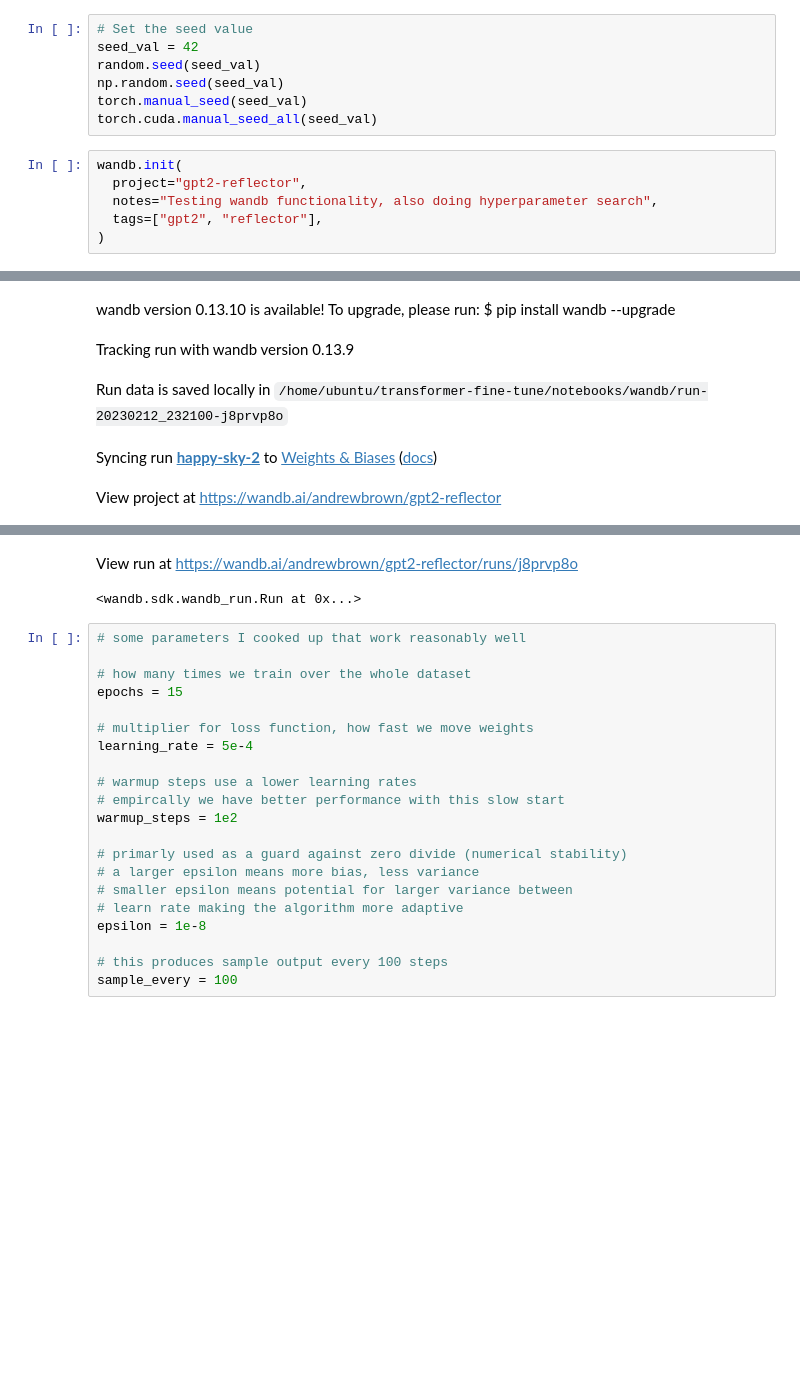
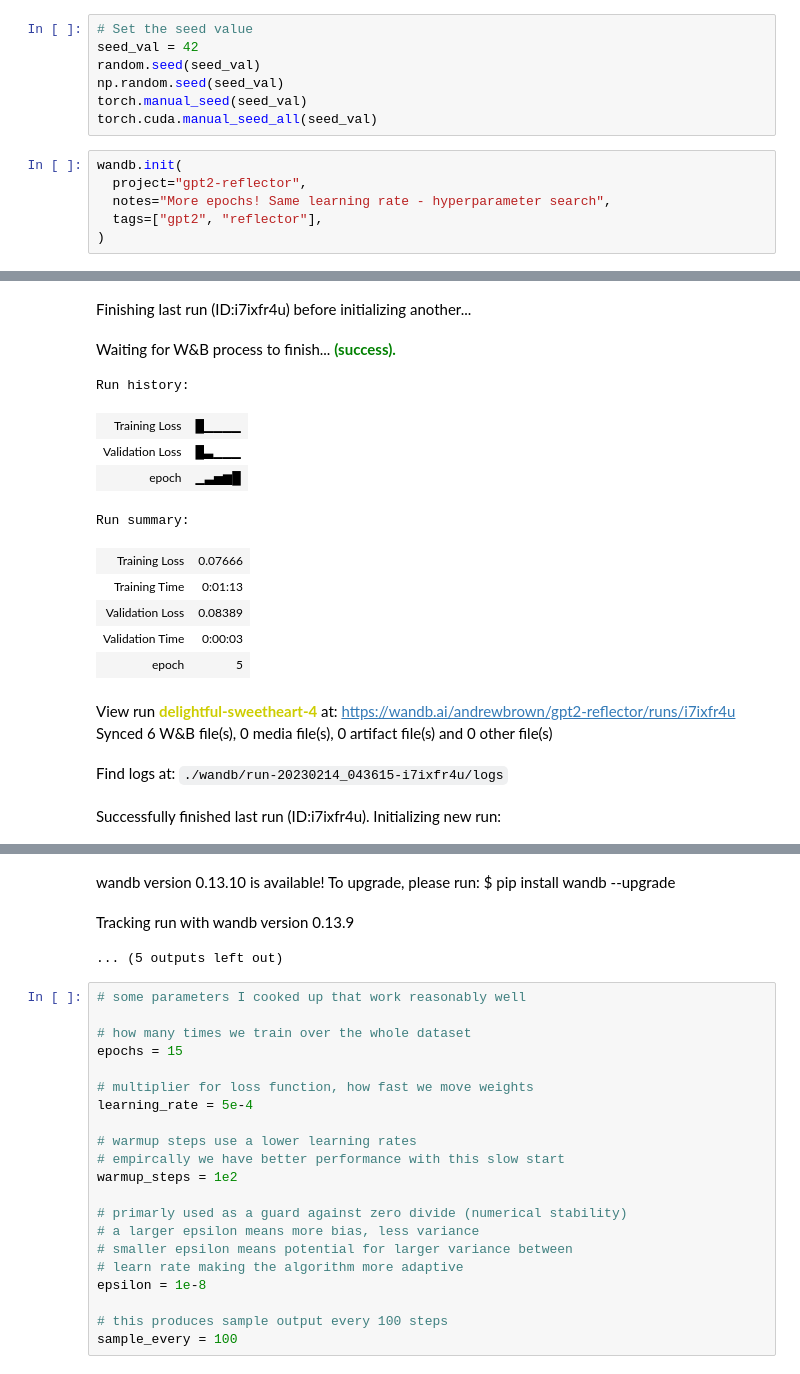
Before and after one commit to andrewmbrown/transformer-fine-tune, a Jupyter notebook: notebooks/gpt-train.ipynb, the cells around one changed output, grey strips where cells are left out. Saved outputs shown, nothing was run; the diff lists cells and outputs as text; blank space fills up the shorter version.

Commit message:
more experimentation for hyperparameters

```diff
--- a/notebooks/gpt-train.ipynb
+++ b/notebooks/gpt-train.ipynb
@@ -234,7 +212,7 @@ torch.cuda.manual_seed_all(seed_val)
 # %%
 wandb.init(
   project="gpt2-reflector",
-  notes="Testing wandb functionality, also doing hyperparameter search",
+  notes="More epochs! Same learning rate - hyperparameter search",
   tags=["gpt2", "reflector"],
 )
 # %% [output]
@@ -243,5 +219,16 @@ time="2023-02-12T23:21:01Z" level=fatal msg="Failed to discover neuron devices"
-wandb version 0.13.10 is available! To upgrade, please run: $ pip install wandb --upgrade
+Finishing last run (ID:i7ixfr4u) before initializing another...
-Tracking run with wandb version 0.13.9
+Waiting for W&B process to finish... (success).
+Run history:
+| Training Loss | █▁▁▁▁ |
+| Validation Loss | █▃▁▁▁ |
+| epoch | ▁▃▅▆█ |
+Run summary:
+| Training Loss | 0.07666 |
+| Training Time | 0:01:13 |
+| Validation Loss | 0.08389 |
+| Validation Time | 0:00:03 |
+| epoch | 5 |
-Run data is saved locally in /home/ubuntu/transformer-fine-tune/notebooks/wandb/run-20230212_232100-j8prvp8o
+View run delightful-sweetheart-4 at: https://wandb.ai/andrewbrown/gpt2-reflector/runs/i7ixfr4u
+Synced 6 W&B file(s), 0 media file(s), 0 artifact file(s) and 0 other file(s)
-Syncing run happy-sky-2 to Weights & Biases (docs)
+Find logs at: ./wandb/run-20230214_043615-i7ixfr4u/logs
-View project at https://wandb.ai/andrewbrown/gpt2-reflector
+Successfully finished last run (ID:i7ixfr4u). Initializing new run:
@@ -248,5 +236,6 @@ View project at https://wandb.ai/andrewbrown/gpt2-reflector
-View run at https://wandb.ai/andrewbrown/gpt2-reflector/runs/j8prvp8o
+wandb version 0.13.10 is available! To upgrade, please run: $ pip install wandb --upgrade
-<wandb.sdk.wandb_run.Run at 0x...>
+Tracking run with wandb version 0.13.9
+... (5 outputs left out)
 # %%
 # some parameters I cooked up that work reasonably well
 
```
Also changed, not shown: parts of 13 cells of this notebook, 1 other file.
